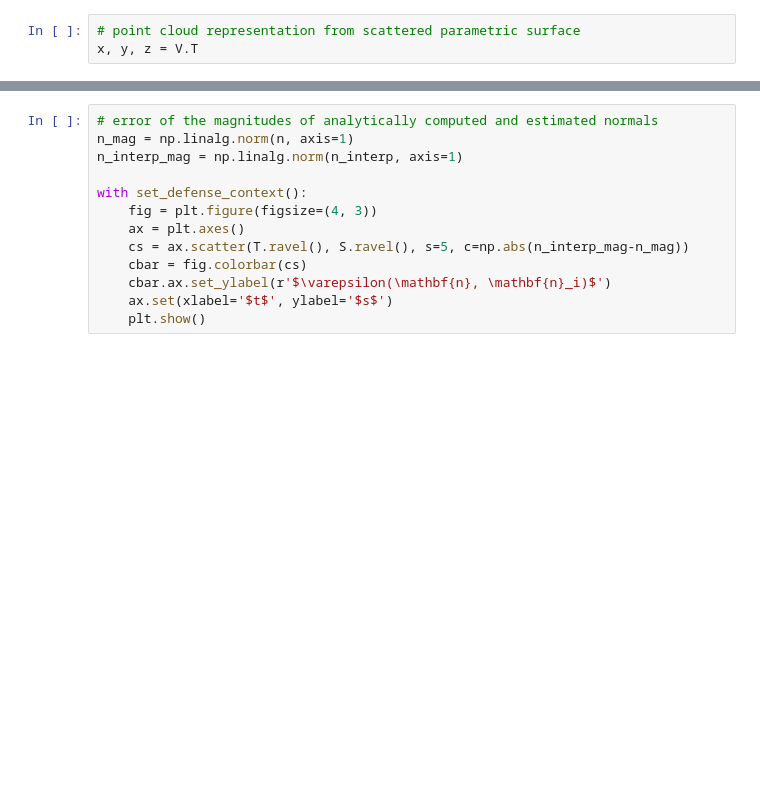
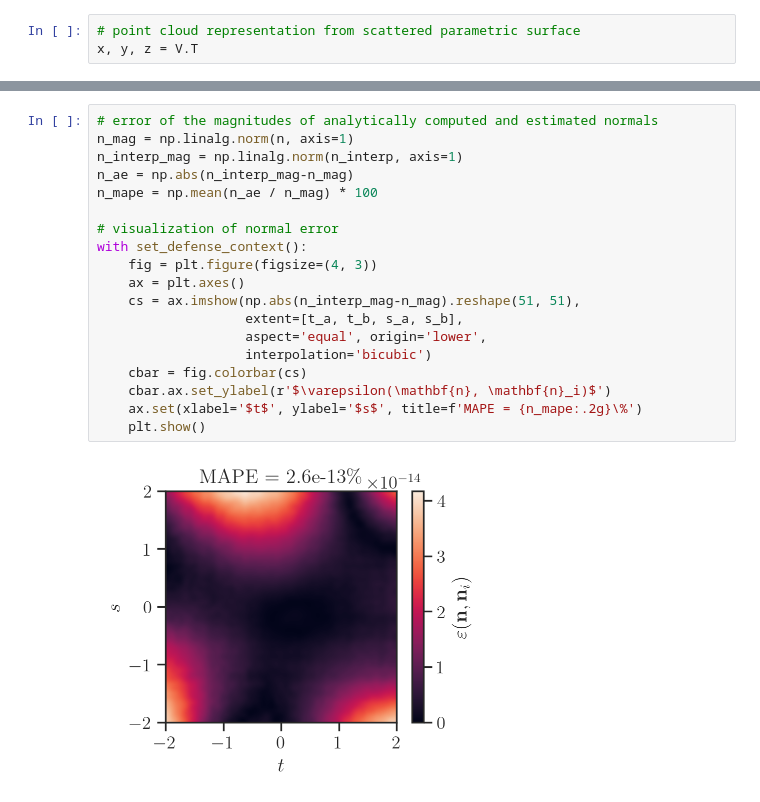
Before and after one commit to akapet00/phd-dissertation-topic, a Jupyter notebook: code/normal-estimation/03-spline-normal-estim.ipynb, the cells around one changed output, grey strips where cells are left out. Cells and saved outputs as stored; diff of their text form; blank space fills up the shorter version.

```diff
--- a/code/normal-estimation/03-spline-normal-estim.ipynb
+++ b/code/normal-estimation/03-spline-normal-estim.ipynb
@@ -208,13 +229,21 @@ np.all(np.isclose(n, n_interp))
-# %%
-# error of the magnitudes of analytically computed and estimated normals
-n_mag = np.linalg.norm(n, axis=1)
-n_interp_mag = np.linalg.norm(n_interp, axis=1)
-
-with set_defense_context():
-    fig = plt.figure(figsize=(4, 3))
-    ax = plt.axes()
-    cs = ax.scatter(T.ravel(), S.ravel(), s=5, c=np.abs(n_interp_mag-n_mag))
-    cbar = fig.colorbar(cs)
-    cbar.ax.set_ylabel(r'$\varepsilon(\mathbf{n}, \mathbf{n}_i)$')
-    ax.set(xlabel='$t$', ylabel='$s$')
-    plt.show()
+# %%
+# error of the magnitudes of analytically computed and estimated normals
+n_mag = np.linalg.norm(n, axis=1)
+n_interp_mag = np.linalg.norm(n_interp, axis=1)
+n_ae = np.abs(n_interp_mag-n_mag)
+n_mape = np.mean(n_ae / n_mag) * 100
+
+# visualization of normal error
+with set_defense_context():
+    fig = plt.figure(figsize=(4, 3))
+    ax = plt.axes()
+    cs = ax.imshow(np.abs(n_interp_mag-n_mag).reshape(51, 51),
+                   extent=[t_a, t_b, s_a, s_b],
+                   aspect='equal', origin='lower',
+                   interpolation='bicubic')
+    cbar = fig.colorbar(cs)
+    cbar.ax.set_ylabel(r'$\varepsilon(\mathbf{n}, \mathbf{n}_i)$')
+    ax.set(xlabel='$t$', ylabel='$s$', title=f'MAPE = {n_mape:.2g}\%')
+    plt.show()
+# %% [output]
+[figure, added]
```
Also changed, not shown: parts of 10 cells of this notebook, 3 other files.
